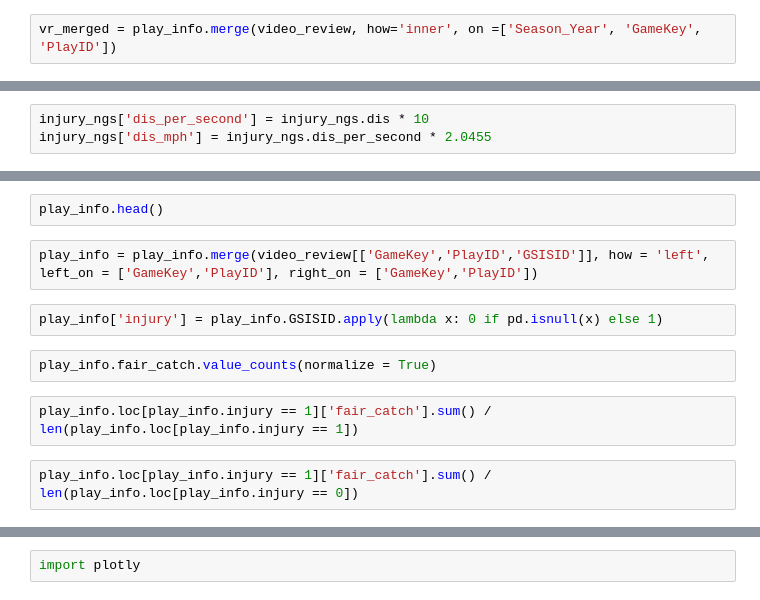
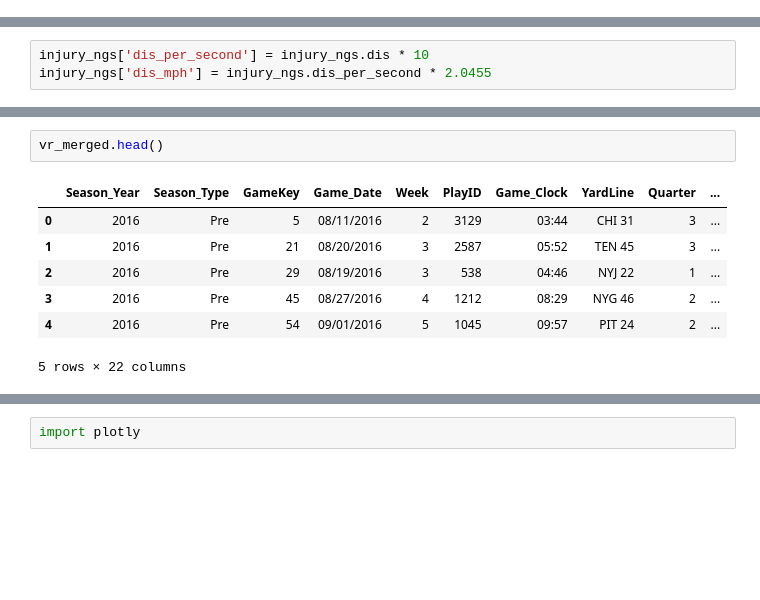
Before and after one commit to mtodisco10/nfl-punt-analytics, a Jupyter notebook: nfl_punt_script.ipynb, the cells around one changed output, grey strips where cells are left out. Saved outputs shown, nothing was run; the diff lists cells and outputs as text; blank space fills up the shorter version.

```diff
--- a/nfl_punt_script.ipynb
+++ b/nfl_punt_script.ipynb
@@ -138,5 +147,3 @@ play_info['outcome'] = np.where(play_info['PlayDescription'].str.contains('fair
                         np.where(play_info['PlayDescription'].str.contains('safety', flags=re.IGNORECASE, regex=True), 'safety',
                         np.where(play_info['PlayDescription'].str.contains('[0-9]+ for [-+]?[0-9]+ yards?|for no gain|muffs|touchdown', flags=re.IGNORECASE, regex=True), 'return',
                         np.where(play_info['PlayDescription'].str.contains('- no play|delay of game|false start, declined|penalty enforced', flags=re.IGNORECASE, regex=True), 'no_play', ' ')))))))))
-# %%
-vr_merged = play_info.merge(video_review, how='inner', on =['Season_Year', 'GameKey', 'PlayID'])
@@ -192,12 +213,10 @@ injury_ngs.groupby('PlayID')['dis_mph'].agg(max)
 # %%
-play_info.head()
+vr_merged.head()
+# %% [output]
+|  | Season_Year | Season_Type | GameKey | Game_Date | Week | PlayID | Game_Clock | YardLine | Quarter | ... |
+| 0 | 2016 | Pre | 5 | 08/11/2016 | 2 | 3129 | 03:44 | CHI 31 | 3 | ... |
+| 1 | 2016 | Pre | 21 | 08/20/2016 | 3 | 2587 | 05:52 | TEN 45 | 3 | ... |
+| 2 | 2016 | Pre | 29 | 08/19/2016 | 3 | 538 | 04:46 | NYJ 22 | 1 | ... |
+| 3 | 2016 | Pre | 45 | 08/27/2016 | 4 | 1212 | 08:29 | NYG 46 | 2 | ... |
+| 4 | 2016 | Pre | 54 | 09/01/2016 | 5 | 1045 | 09:57 | PIT 24 | 2 | ... |
+5 rows × 22 columns
-# %%
-play_info = play_info.merge(video_review[['GameKey','PlayID','GSISID']], how = 'left', left_on = ['GameKey','PlayID'], right_on = ['GameKey','PlayID'])
-# %%
-play_info['injury'] = play_info.GSISID.apply(lambda x: 0 if pd.isnull(x) else 1)
-# %%
-play_info.fair_catch.value_counts(normalize = True)
-# %%
-play_info.loc[play_info.injury == 1]['fair_catch'].sum() / len(play_info.loc[play_info.injury == 1])
-# %%
-play_info.loc[play_info.injury == 1]['fair_catch'].sum() / len(play_info.loc[play_info.injury == 0])
```
Also changed, not shown: parts of 130 cells of this notebook.
